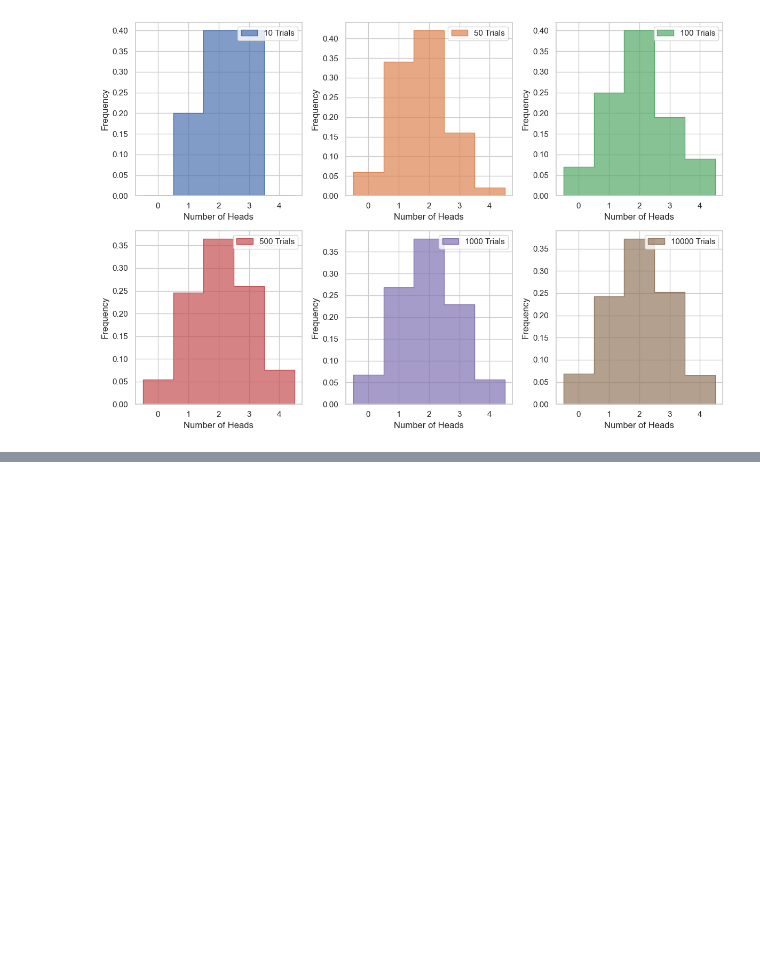
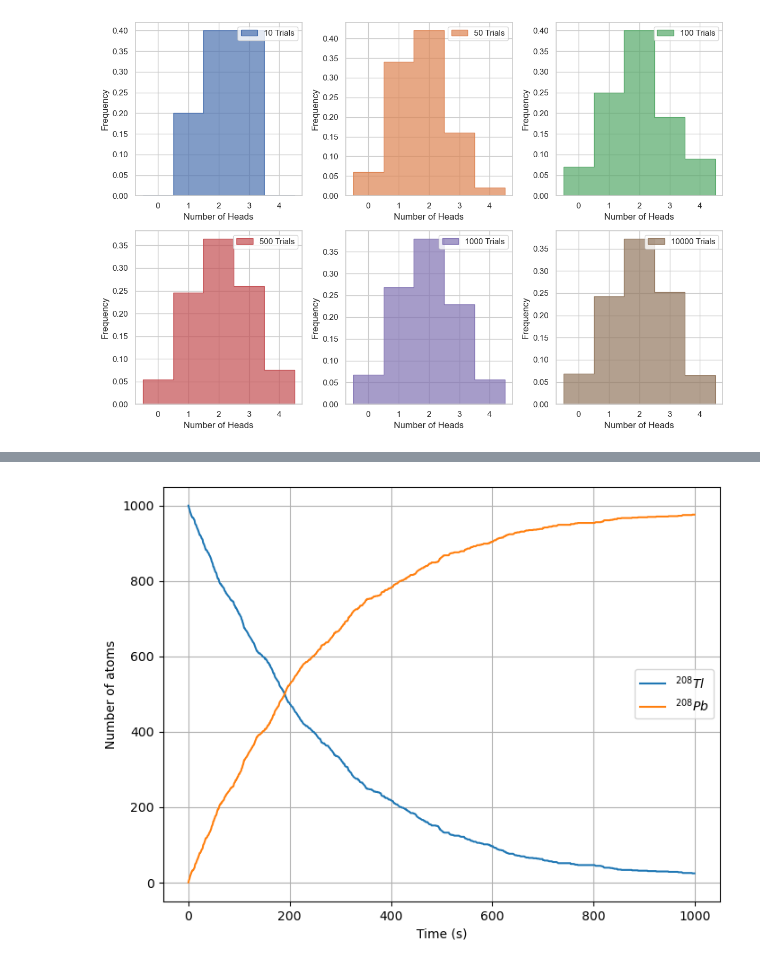
Before and after one commit to dannycab/phy415fall23, a Jupyter notebook: content/4_distributions/notes-randomness.ipynb, the cells around one changed output, grey strips where cells are left out. Cells and saved outputs as stored; diff of their text form; code cells hidden in the pictures; blank space fills up the shorter version.

```diff
--- a/content/4_distributions/notes-randomness.ipynb
+++ b/content/4_distributions/notes-randomness.ipynb
@@ -110,2 +155,41 @@ plt.tight_layout()
+# %%
+# Constants
+NTl = 1000          # Starting Thallium Atoms
+NPb = 0             # Starting Lead Atoms
+tau = 3.053*60      # Half life in seconds
+h = 1.0             # Time step between checking if a decay occurred
+p = 1 - 2**(-h/tau) # Probability the decay occurs in that time elapsed
+tmax = 1000         # Total time in seconds
+
+# List of plot points
+tpoints = np.arange(0.0, tmax, h)
+Tlpoints = []
+Pbpoints = []
+probabilities = []
+
+# Model
+for t in tpoints:
+
+    Tlpoints.append(NTl)
+    Pbpoints.append(NPb)
+
+    ## Calculate the number of atoms that decay
+    decay = 0
+    for i in range(NTl):        # For each atom in the sample
+        if random.random() < p:   # Check if it decayed in the last dt
+            decay += 1
+    NTl -= decay
+    NPb += decay
+
+# Plot the data
+plt.figure(figsize=(8,6))
+plt.plot(tpoints, Tlpoints, label=r'$^{208}Tl$')
+plt.plot(tpoints, Pbpoints, label=r'$^{208}Pb$')
+plt.xlabel('Time (s)')
+plt.ylabel('Number of atoms')
+plt.legend()
+plt.grid()
+# %% [output]
+[figure, added]
 # %% [markdown]
 ## Additional Resources
```
Also changed, not shown: parts of 11 cells of this notebook, 2 other files.
